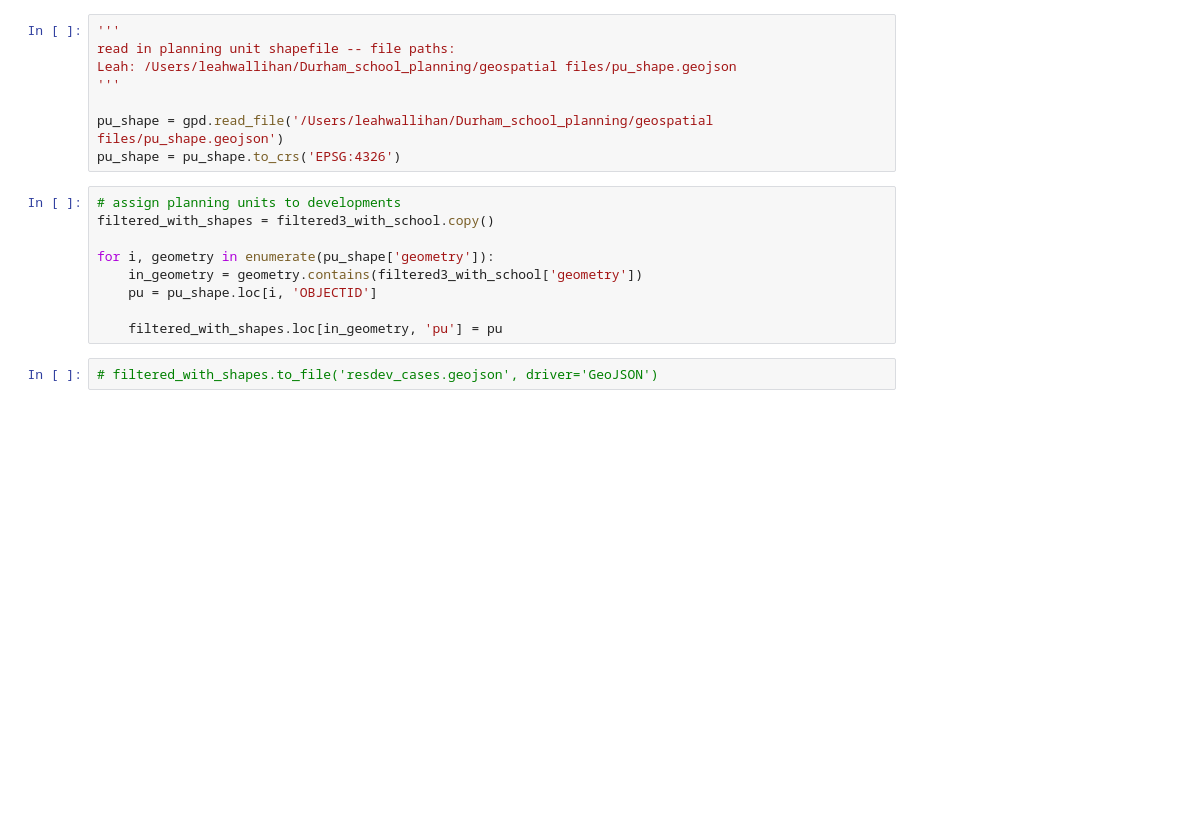
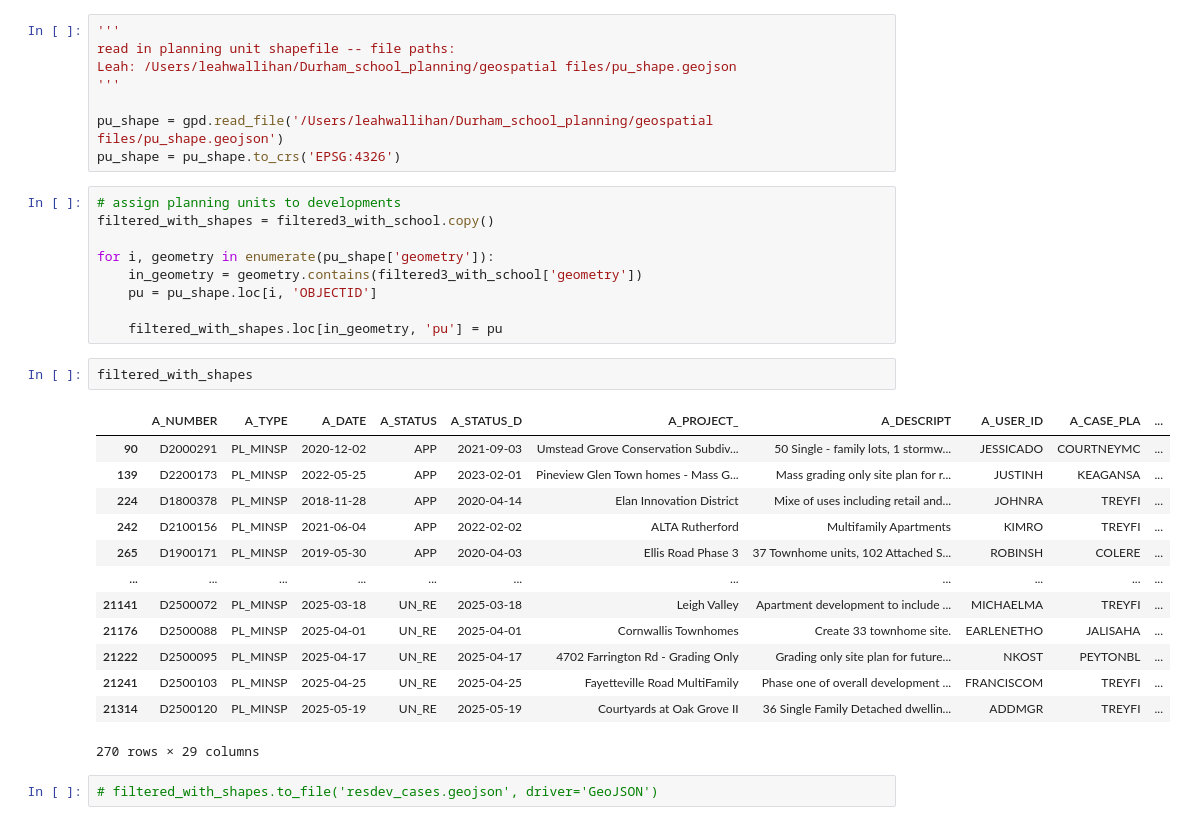
Before and after one commit to olublin/DPS-Planning, a Jupyter notebook: resdev_filter.ipynb, the cells around one changed output. Saved outputs shown, nothing was run; the diff lists cells and outputs as text; blank space fills up the shorter version.

```diff
--- a/resdev_filter.ipynb
+++ b/resdev_filter.ipynb
@@ -270,6 +276,22 @@ for i, geometry in enumerate(pu_shape['geometry']):
     pu = pu_shape.loc[i, 'OBJECTID']
 
     filtered_with_shapes.loc[in_geometry, 'pu'] = pu
+# %%
+filtered_with_shapes
+# %% [output]
+|  | A_NUMBER | A_TYPE | A_DATE | A_STATUS | A_STATUS_D | A_PROJECT_ | A_DESCRIPT | A_USER_ID | A_CASE_PLA | ... |
+| 90 | D2000291 | PL_MINSP | 2020-12-02 | APP | 2021-09-03 | Umstead Grove Conservation Subdiv... | 50 Single - family lots, 1 stormw... | JESSICADO | COURTNEYMC | ... |
+| 139 | D2200173 | PL_MINSP | 2022-05-25 | APP | 2023-02-01 | Pineview Glen Town homes - Mass G... | Mass grading only site plan for r... | JUSTINH | KEAGANSA | ... |
+| 224 | D1800378 | PL_MINSP | 2018-11-28 | APP | 2020-04-14 | Elan Innovation District | Mixe of uses including retail and... | JOHNRA | TREYFI | ... |
+| 242 | D2100156 | PL_MINSP | 2021-06-04 | APP | 2022-02-02 | ALTA Rutherford | Multifamily Apartments | KIMRO | TREYFI | ... |
+| 265 | D1900171 | PL_MINSP | 2019-05-30 | APP | 2020-04-03 | Ellis Road Phase 3 | 37 Townhome units, 102 Attached S... | ROBINSH | COLERE | ... |
+| ... | ... | ... | ... | ... | ... | ... | ... | ... | ... | ... |
+| 21141 | D2500072 | PL_MINSP | 2025-03-18 | UN_RE | 2025-03-18 | Leigh Valley | Apartment development to include ... | MICHAELMA | TREYFI | ... |
+| 21176 | D2500088 | PL_MINSP | 2025-04-01 | UN_RE | 2025-04-01 | Cornwallis Townhomes | Create 33 townhome site. | EARLENETHO | JALISAHA | ... |
+| 21222 | D2500095 | PL_MINSP | 2025-04-17 | UN_RE | 2025-04-17 | 4702 Farrington Rd - Grading Only | Grading only site plan for future... | NKOST | PEYTONBL | ... |
+| 21241 | D2500103 | PL_MINSP | 2025-04-25 | UN_RE | 2025-04-25 | Fayetteville Road MultiFamily | Phase one of overall development ... | FRANCISCOM | TREYFI | ... |
+| 21314 | D2500120 | PL_MINSP | 2025-05-19 | UN_RE | 2025-05-19 | Courtyards at Oak Grove II | 36 Single Family Detached dwellin... | ADDMGR | TREYFI | ... |
+270 rows × 29 columns
 # %%
 # filtered_with_shapes.to_file('resdev_cases.geojson', driver='GeoJSON')
 # %%
```
Also changed, not shown: parts of 1 cell of this notebook, 1 other file.
